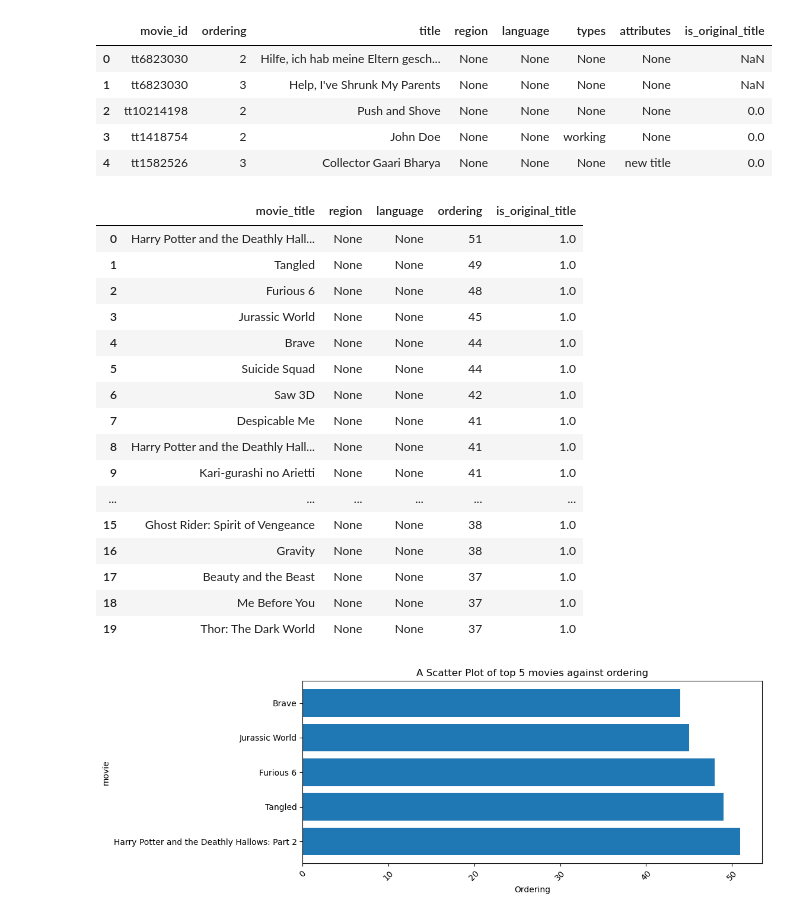
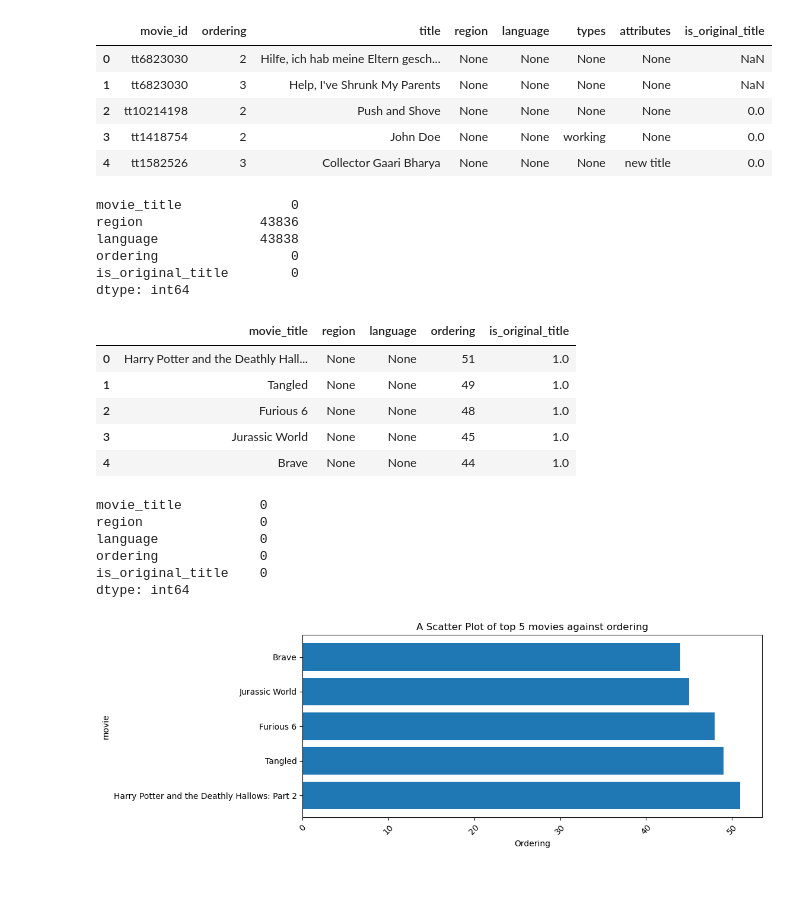
Before and after one commit to ed-gar-k/Phase-1-project, a Jupyter notebook: Phase-one.ipynb, the cells around one changed output. Cells and saved outputs as stored; diff of their text form; code cells hidden in the pictures; blank space fills up the shorter version.

```diff
--- a/Phase-one.ipynb
+++ b/Phase-one.ipynb
@@ -613,33 +808,33 @@ table0.head()
 | 2 | tt10214198 | 2 | Push and Shove | None | None | None | None | 0.0 |
 | 3 | tt1418754 | 2 | John Doe | None | None | working | None | 0.0 |
 | 4 | tt1582526 | 3 | Collector Gaari Bharya | None | None | None | new title | 0.0 |
+# %%
+#looking for null values
+table0.isna().sum()
+# %% [output]
+movie_title              0
+region               43836
+language             43838
+ordering                 0
+is_original_title        0
+dtype: int64
 # %%
+#querying data from movie akas
 query0 = """
 SELECT DISTINCT title AS movie_title,region,language,ordering,is_original_title
 FROM movie_akas
 WHERE is_original_title = "1"
 GROUP BY movie_title,region,language
 ORDER BY ordering DESC;
 """
 # Creating a DataFrame and checking the data
 
 table0 = pd.read_sql(query0, conn)
-table0.head(20)
+table0.head(5)
 # %% [output]
 |  | movie_title | region | language | ordering | is_original_title |
 | 0 | Harry Potter and the Deathly Hall... | None | None | 51 | 1.0 |
 | 1 | Tangled | None | None | 49 | 1.0 |
 | 2 | Furious 6 | None | None | 48 | 1.0 |
 | 3 | Jurassic World | None | None | 45 | 1.0 |
 | 4 | Brave | None | None | 44 | 1.0 |
-| 5 | Suicide Squad | None | None | 44 | 1.0 |
-| 6 | Saw 3D | None | None | 42 | 1.0 |
-| 7 | Despicable Me | None | None | 41 | 1.0 |
-| 8 | Harry Potter and the Deathly Hall... | None | None | 41 | 1.0 |
-| 9 | Kari-gurashi no Arietti | None | None | 41 | 1.0 |
-| ... | ... | ... | ... | ... | ... |
-| 15 | Ghost Rider: Spirit of Vengeance | None | None | 38 | 1.0 |
-| 16 | Gravity | None | None | 38 | 1.0 |
-| 17 | Beauty and the Beast | None | None | 37 | 1.0 |
-| 18 | Me Before You | None | None | 37 | 1.0 |
-| 19 | Thor: The Dark World | None | None | 37 | 1.0 |
@@ -646 +846,11 @@ table0.head(20)
+# %%
+#checking for null values
+table0_null.isna().sum()
+# %% [output]
+movie_title          0
+region               0
+language             0
+ordering             0
+is_original_title    0
+dtype: int64
 # %%
```
Also changed, not shown: parts of 74 cells of this notebook, 2 other files.
